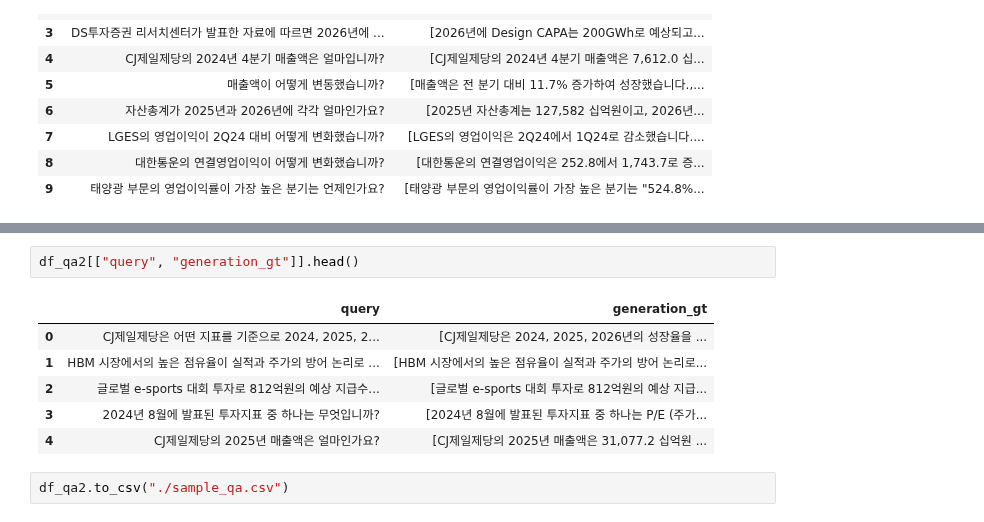
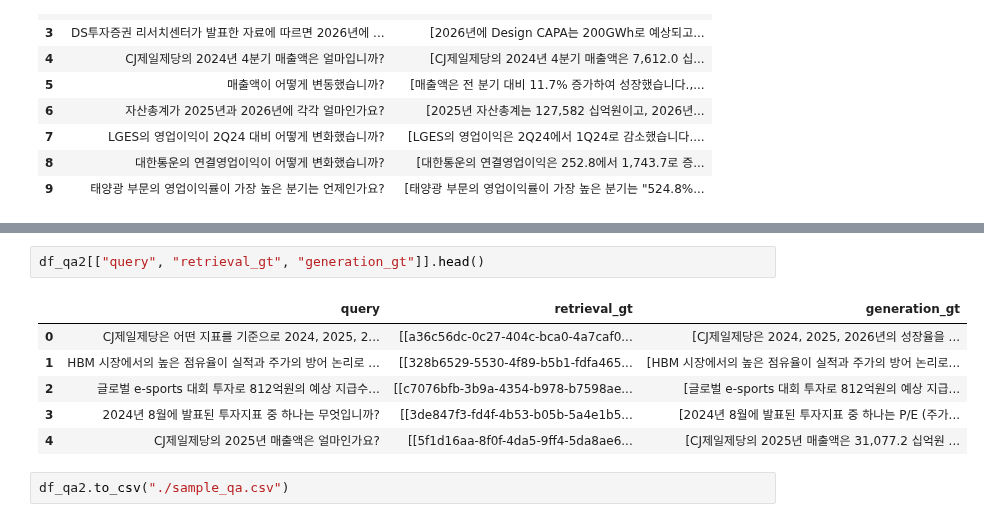
Before and after one commit to syshin0116/Study, a Jupyter notebook: MLDL/naver_boost_camp/autorag.ipynb, the cells around one changed output, grey strips where cells are left out. Cells and saved outputs as stored; diff of their text form.

```diff
--- a/MLDL/naver_boost_camp/autorag.ipynb
+++ b/MLDL/naver_boost_camp/autorag.ipynb
@@ -348,14 +336,14 @@ df_qa2
 | 8 | 12194017-9a7c-401b-8e8f-91aca60fe9eb | CJ제일제당의 2024년 4분기 매출액은 얼마로 예상되는가? | [[47d56e9c-37d9-4cf6-bf89-d27fcf3... | [2024년 4분기 매출액은 7,509.1 십억원으로 예상됩... |
 | 9 | 6fc9a9a8-b5bd-49a4-a323-996a0a594c54 | HBM CAPA가 거의 다 Sold Out되었는데 내년 추가... | [[fa27618c-22f7-469c-b7de-01037d8... | [HBM CAPA가 거의 다 Sold Out되었는데 내년 추... |
 # %%
-df_qa2[["query", "generation_gt"]].head()
+df_qa2[["query", "retrieval_gt", "generation_gt"]].head()
 # %% [output]
-|  | query | generation_gt |
-| 0 | CJ제일제당은 어떤 지표를 기준으로 2024, 2025, 2... | [CJ제일제당은 2024, 2025, 2026년의 성장율을 ... |
-| 1 | HBM 시장에서의 높은 점유율이 실적과 주가의 방어 논리로 ... | [HBM 시장에서의 높은 점유율이 실적과 주가의 방어 논리로... |
-| 2 | 글로벌 e-sports 대회 투자로 812억원의 예상 지급수... | [글로벌 e-sports 대회 투자로 812억원의 예상 지급... |
-| 3 | 2024년 8월에 발표된 투자지표 중 하나는 무엇입니까? | [2024년 8월에 발표된 투자지표 중 하나는 P/E (주가... |
-| 4 | CJ제일제당의 2025년 매출액은 얼마인가요? | [CJ제일제당의 2025년 매출액은 31,077.2 십억원 ... |
+|  | query | retrieval_gt | generation_gt |
+| 0 | CJ제일제당은 어떤 지표를 기준으로 2024, 2025, 2... | [[a36c56dc-0c27-404c-bca0-4a7caf0... | [CJ제일제당은 2024, 2025, 2026년의 성장율을 ... |
+| 1 | HBM 시장에서의 높은 점유율이 실적과 주가의 방어 논리로 ... | [[328b6529-5530-4f89-b5b1-fdfa465... | [HBM 시장에서의 높은 점유율이 실적과 주가의 방어 논리로... |
+| 2 | 글로벌 e-sports 대회 투자로 812억원의 예상 지급수... | [[c7076bfb-3b9a-4354-b978-b7598ae... | [글로벌 e-sports 대회 투자로 812억원의 예상 지급... |
+| 3 | 2024년 8월에 발표된 투자지표 중 하나는 무엇입니까? | [[3de847f3-fd4f-4b53-b05b-5a4e1b5... | [2024년 8월에 발표된 투자지표 중 하나는 P/E (주가... |
+| 4 | CJ제일제당의 2025년 매출액은 얼마인가요? | [[5f1d16aa-8f0f-4da5-9ff4-5da8ae6... | [CJ제일제당의 2025년 매출액은 31,077.2 십억원 ... |
 # %%
 df_qa2.to_csv("./sample_qa.csv")
 # %%
```
Also changed, not shown: parts of 10 cells of this notebook, 2 other files.
